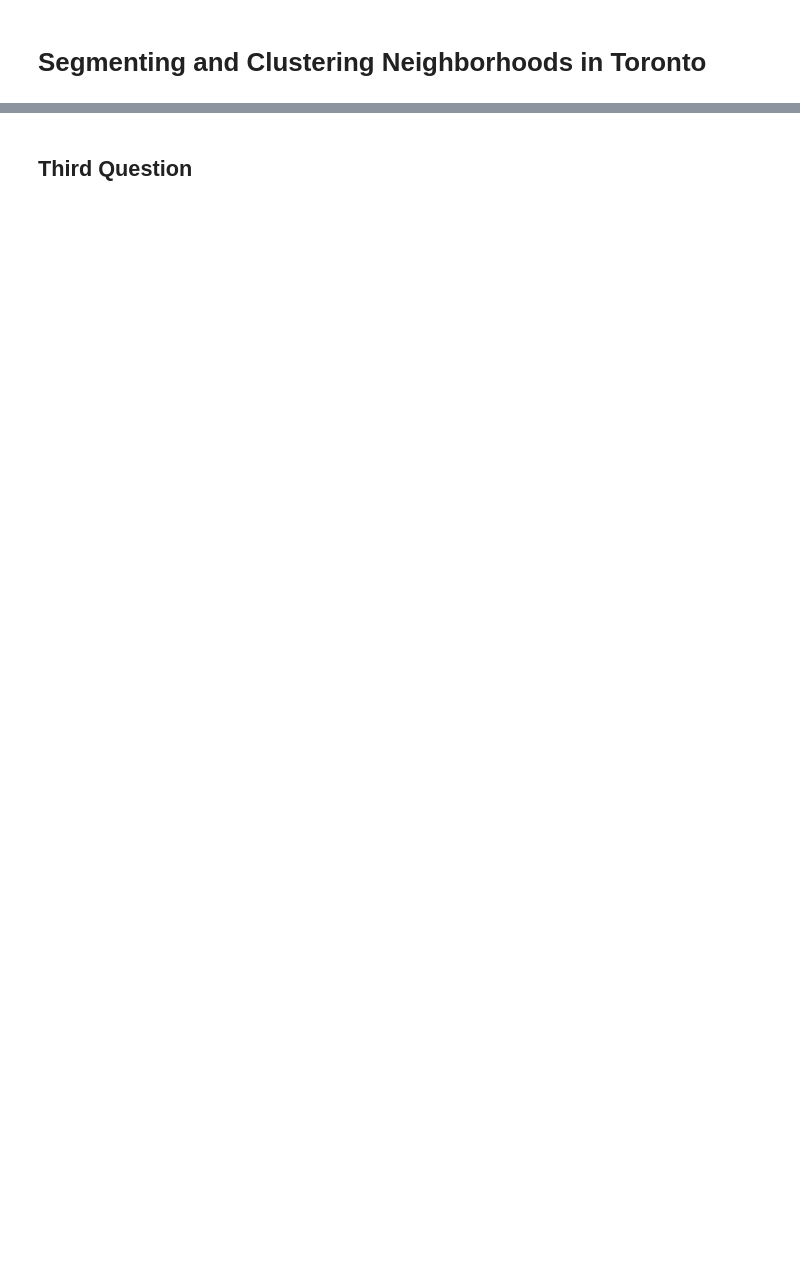
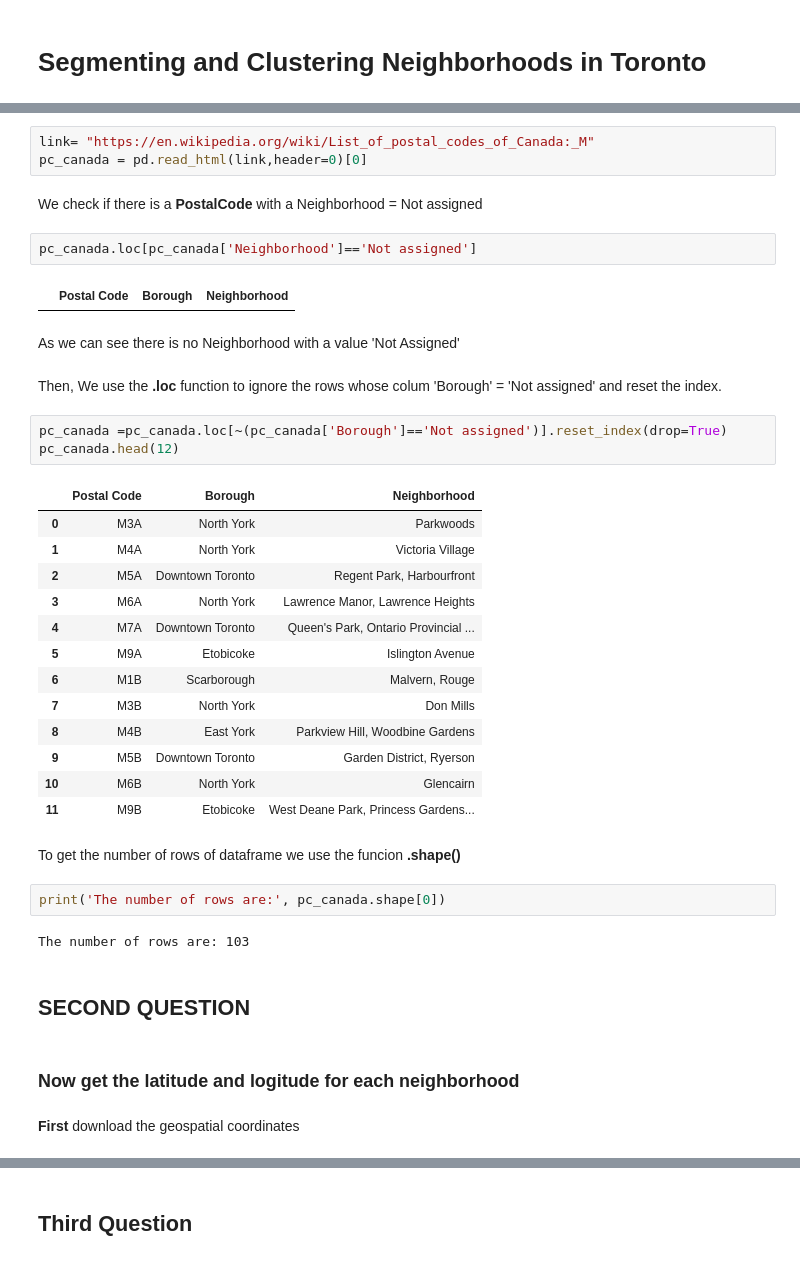
Before and after one commit to christian-vh/Coursera_Capstone, a Jupyter notebook: Segmenting and Clustering Neighborhoods in Toronto.ipynb, the cells around one changed output, grey strips where cells are left out. Saved outputs shown, nothing was run; the diff lists cells and outputs as text; blank space fills up the shorter version.

```diff
--- a/Segmenting and Clustering Neighborhoods in Toronto.ipynb
+++ b/Segmenting and Clustering Neighborhoods in Toronto.ipynb
@@ -6,0 +19,42 @@
+# %%
+link= "https://en.wikipedia.org/wiki/List_of_postal_codes_of_Canada:_M"
+pc_canada = pd.read_html(link,header=0)[0]
+# %% [markdown]
+We check if there is a **PostalCode** with a Neighborhood = Not assigned
+# %%
+pc_canada.loc[pc_canada['Neighborhood']=='Not assigned']
+# %% [output]
+|  | Postal Code | Borough | Neighborhood |
+# %% [markdown]
+As we can see there is no Neighborhood with a value 'Not Assigned'
+# %% [markdown]
+Then, We use the **.loc** function to ignore the rows whose colum 'Borough' = 'Not assigned' and reset the index.
+# %%
+pc_canada =pc_canada.loc[~(pc_canada['Borough']=='Not assigned')].reset_index(drop=True)
+pc_canada.head(12)
+# %% [output]
+|  | Postal Code | Borough | Neighborhood |
+| 0 | M3A | North York | Parkwoods |
+| 1 | M4A | North York | Victoria Village |
+| 2 | M5A | Downtown Toronto | Regent Park, Harbourfront |
+| 3 | M6A | North York | Lawrence Manor, Lawrence Heights |
+| 4 | M7A | Downtown Toronto | Queen's Park, Ontario Provincial ... |
+| 5 | M9A | Etobicoke | Islington Avenue |
+| 6 | M1B | Scarborough | Malvern, Rouge |
+| 7 | M3B | North York | Don Mills |
+| 8 | M4B | East York | Parkview Hill, Woodbine Gardens |
+| 9 | M5B | Downtown Toronto | Garden District, Ryerson |
+| 10 | M6B | North York | Glencairn |
+| 11 | M9B | Etobicoke | West Deane Park, Princess Gardens... |
+# %% [markdown]
+To get the number of rows of dataframe we use the funcion **.shape()**
+# %%
+print('The number of rows are:', pc_canada.shape[0])
+# %% [output]
+The number of rows are: 103
+# %% [markdown]
+## SECOND QUESTION
+# %% [markdown]
+### Now get the latitude and logitude for each neighborhood
+# %% [markdown]
+**First** download the geospatial coordinates
```
Also changed, not shown: parts of 48 cells of this notebook.
